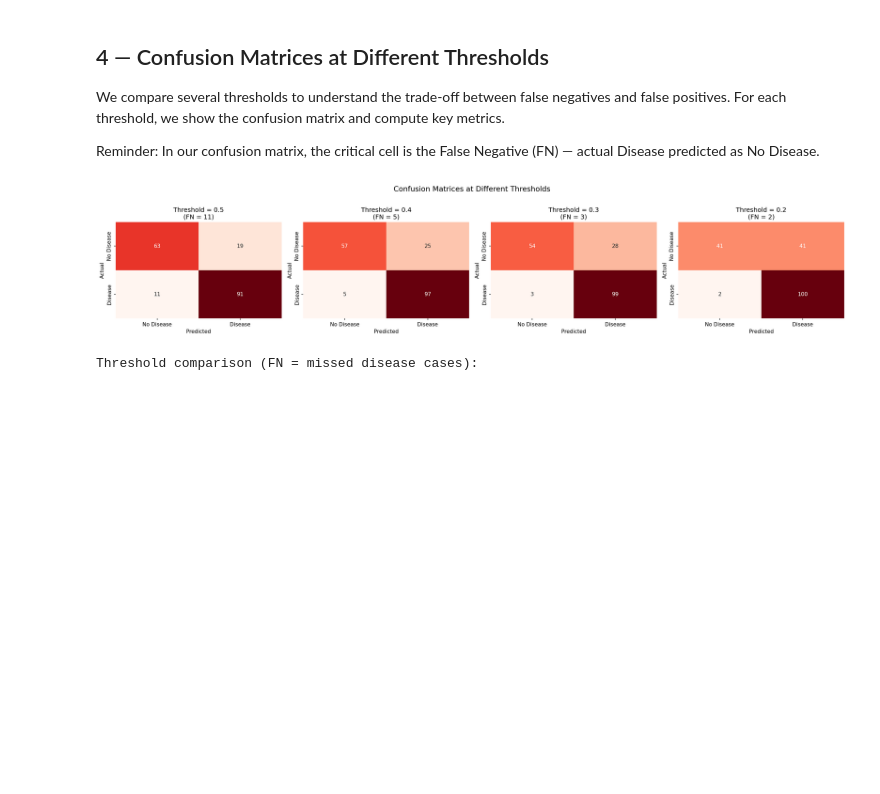
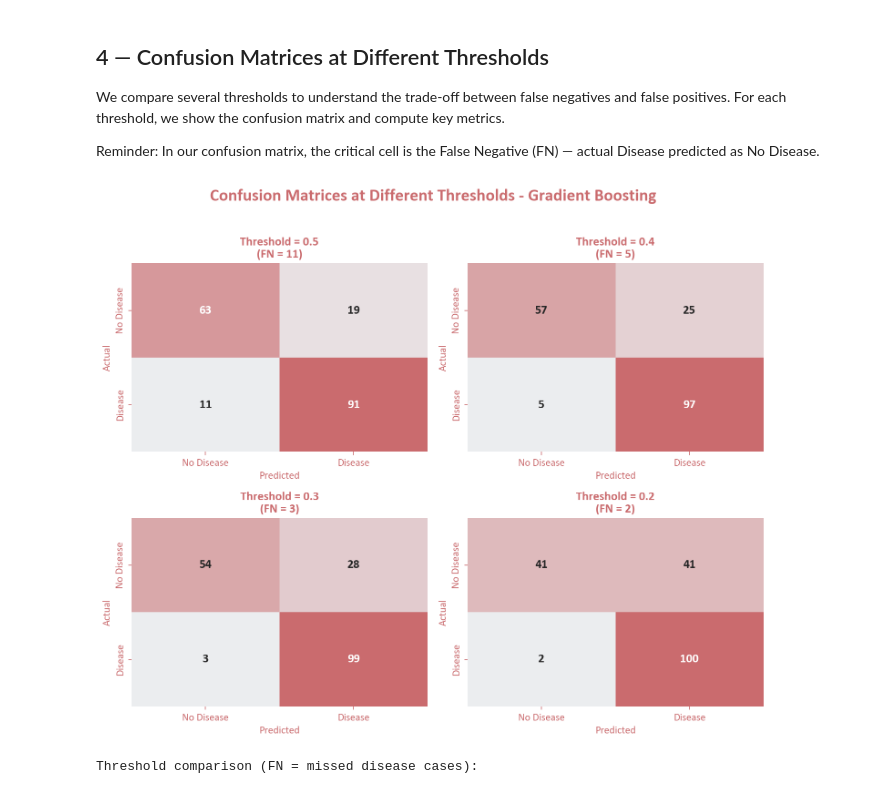
Before and after one commit to hueglij/HEA_heart_disease, a Jupyter notebook: notebooks/04_grad_boost.ipynb, the cells around one changed output. Drawn from its saved outputs; the diff is of its cells as text; code cells hidden in the pictures; blank space fills up the shorter version.

```diff
--- a/notebooks/04_grad_boost.ipynb
+++ b/notebooks/04_grad_boost.ipynb
@@ -200,12 +231,12 @@ roc_auc_val = auc(fpr, tpr)
 candidate_thresholds = [0.5, 0.4, 0.3, 0.2]
 
 fig, ax = plt.subplots(figsize=(8, 6))
-ax.plot(fpr, tpr, "r-", lw=2, label=f"GB (AUC = {roc_auc_val:.3f})")
-ax.plot([0, 1], [0, 1], "k--", alpha=0.4)
+ax.plot(fpr, tpr, color=CLR_RED, lw=2, label=f"GB (AUC = {roc_auc_val:.3f})")
+ax.plot([0, 1], [0, 1], color=CLR_BEIGE, ls="--", lw=1.5)
 
 # Mark candidate thresholds on the ROC curve
-colors = ["green", "orange", "darkred", "purple"]
-for thresh, color in zip(candidate_thresholds, colors):
+marker_colors = ["#A34548", "#D4918F", "#5A6E97", "#9B8EA7"]
+for thresh, color in zip(candidate_thresholds, marker_colors):
     # Find the closest threshold in the ROC curve
     idx = np.argmin(np.abs(thresholds - thresh))
     ax.plot(fpr[idx], tpr[idx], "o", color=color, markersize=10,
@@ -213,7 +244,7 @@ for thresh, color in zip(candidate_thresholds, colors):
 
 ax.set_xlabel("False Positive Rate (1 - Specificity)")
 ax.set_ylabel("True Positive Rate (Sensitivity / Recall)")
-ax.set_title("ROC Curve with Candidate Thresholds")
+ax.set_title("ROC Curve with Candidate Thresholds - Gradient Boosting")
 ax.legend(loc="lower right")
 fig.savefig(f"{FIGURES}/gb_roc_curve.png", dpi=150, bbox_inches="tight")
 plt.tight_layout()
@@ -227,29 +258,32 @@ We compare several thresholds to understand the trade-off between false negative
 
 Reminder: In our confusion matrix, the critical cell is the False Negative (FN) — actual Disease predicted as No Disease.
 # %%
-# Confusion matrices side by side for all candidate thresholds
-fig, axes = plt.subplots(1, len(candidate_thresholds), figsize=(5 * len(candidate_thresholds), 4))
+# Confusion matrices in 2x2 grid for all candidate thresholds
+fig, axes = plt.subplots(2, 2, figsize=(10, 8))
+axes = axes.flatten()
 
 for i, thresh in enumerate(candidate_thresholds):
     y_pred_t = (y_prob >= thresh).astype(int)
     cm = confusion_matrix(y_test, y_pred_t)
 
-    sns.heatmap(cm, annot=True, fmt="d", cmap="Reds",
+    sns.heatmap(cm, annot=True, fmt="d", cmap=CMAP_RED,
                 xticklabels=["No Disease", "Disease"],
                 yticklabels=["No Disease", "Disease"],
-                ax=axes[i], cbar=False)
+                ax=axes[i], cbar=False,
+                annot_kws={"fontsize": 13, "fontweight": "bold"})
     axes[i].set_xlabel("Predicted")
     axes[i].set_ylabel("Actual")
+    axes[i].grid(False)
 
     fn = cm[1, 0]  # actual=Disease, predicted=No Disease
     axes[i].set_title(f"Threshold = {thresh}\n(FN = {fn})")
 
-fig.suptitle("Confusion Matrices at Different Thresholds", fontsize=14, y=1.02)
+fig.suptitle("Confusion Matrices at Different Thresholds - Gradient Boosting", fontsize=18, y=1.02, fontweight="bold")
 fig.savefig(f"{FIGURES}/gb_confusion_matrix.png", dpi=150, bbox_inches="tight")
 plt.tight_layout()
 plt.show()
 # %% [output]
-[figure, old version]
+[figure, new version]
 # %%
 # Detailed metrics comparison across thresholds
 rows = []
```
Also changed, not shown: parts of 5 cells of this notebook, 37 other files.
